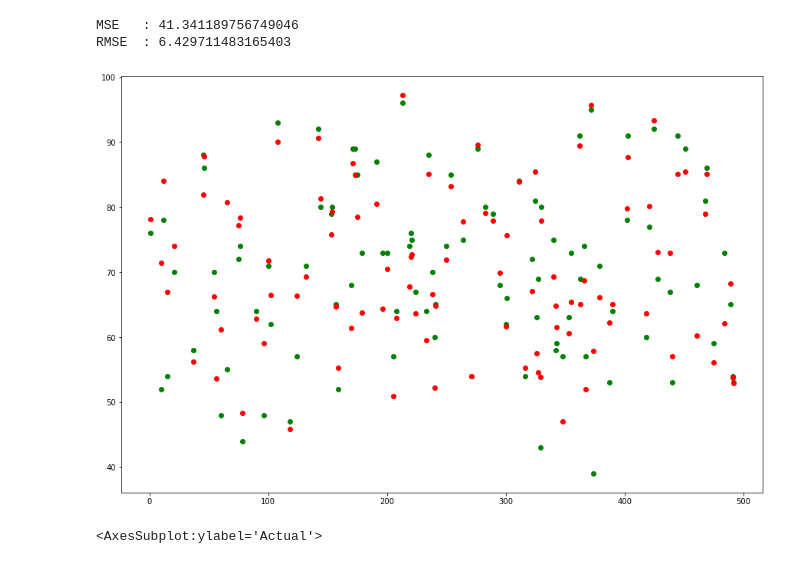
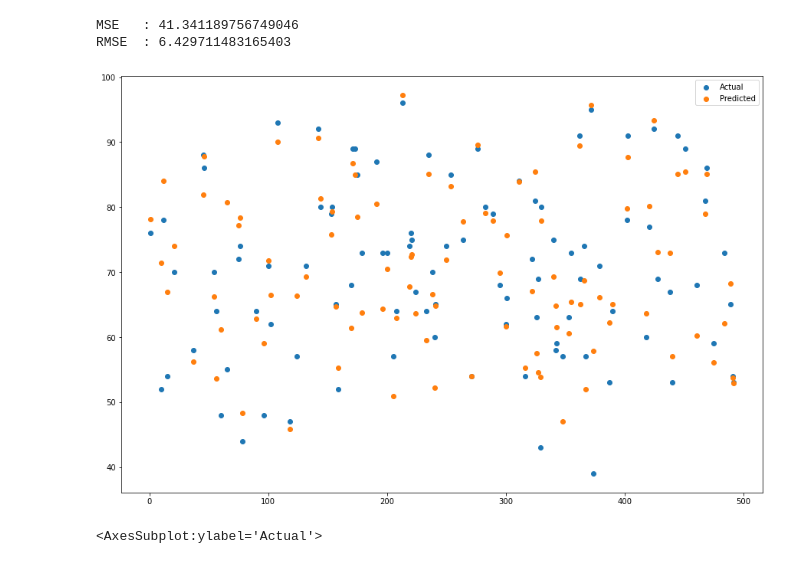
Before and after one commit to srikanthpragada/DS_30_NOV_2020, a Jupyter notebook: admission/admission.ipynb, the cells around one changed output. Cells and saved outputs as stored; diff of their text form; code cells hidden in the pictures.

```diff
--- a/admission/admission.ipynb
+++ b/admission/admission.ipynb
@@ -363,11 +363,12 @@ print("RMSE  :" ,np.sqrt(mse))
 MSE   : 41.341189756749046
 RMSE  : 6.429711483165403
 # %%
-plt.scatter(res.index, res['Actual'], color='green')
-plt.scatter(res.index, res['Pred'], color='red')
+plt.scatter(res.index, res['Actual'], label="Actual")
+plt.scatter(res.index, res['Pred'], label="Predicted")
+plt.legend()
 plt.gcf().set_size_inches(15,10)
 # %% [output]
-[figure, old version]
+[figure, new version]
 # %%
 plt.gcf().set_size_inches(15,10)
 sns.lineplot(res.index, res['Actual'], color='green', label="Actual")
```
Also changed, not shown: parts of 1 cell of this notebook.
